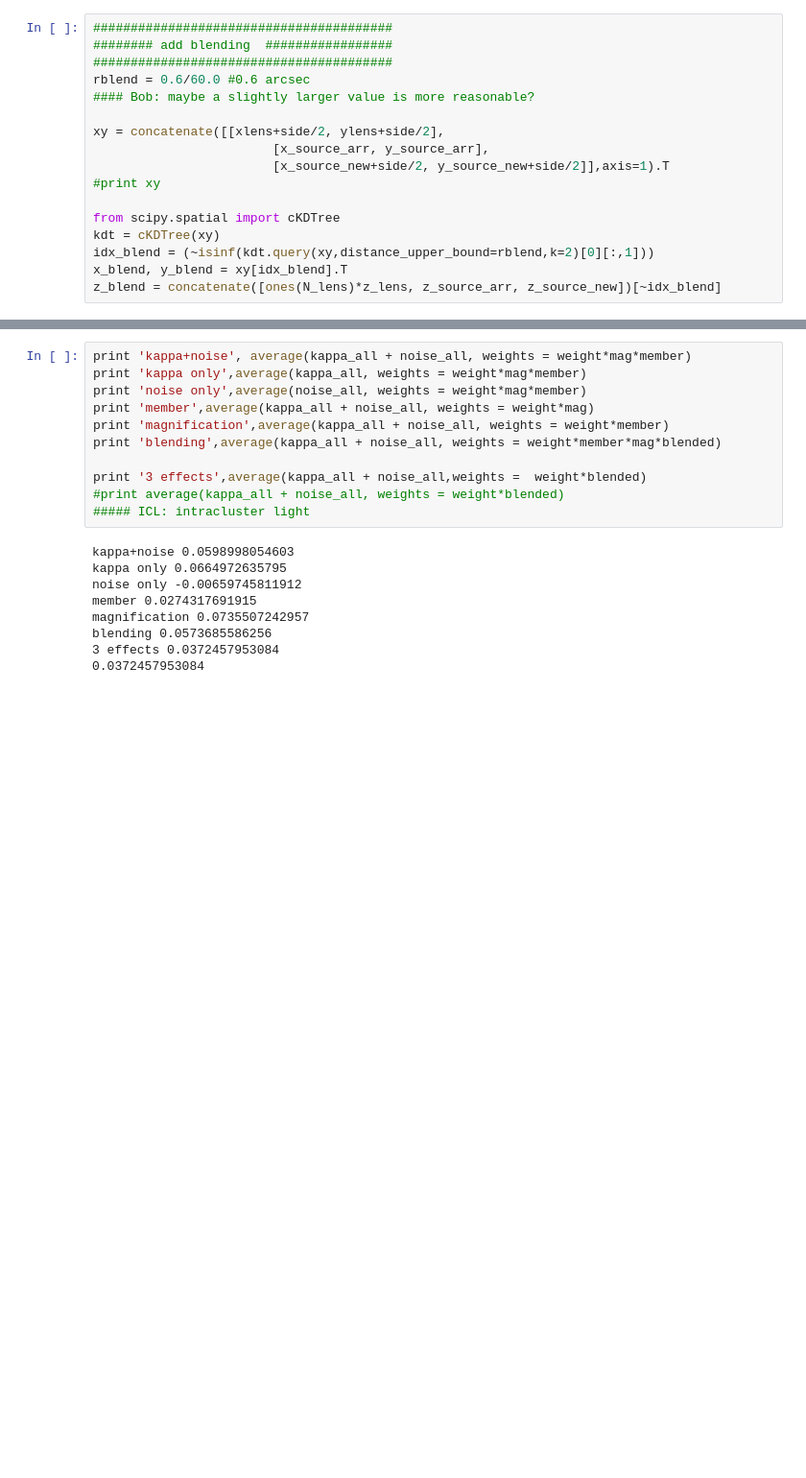
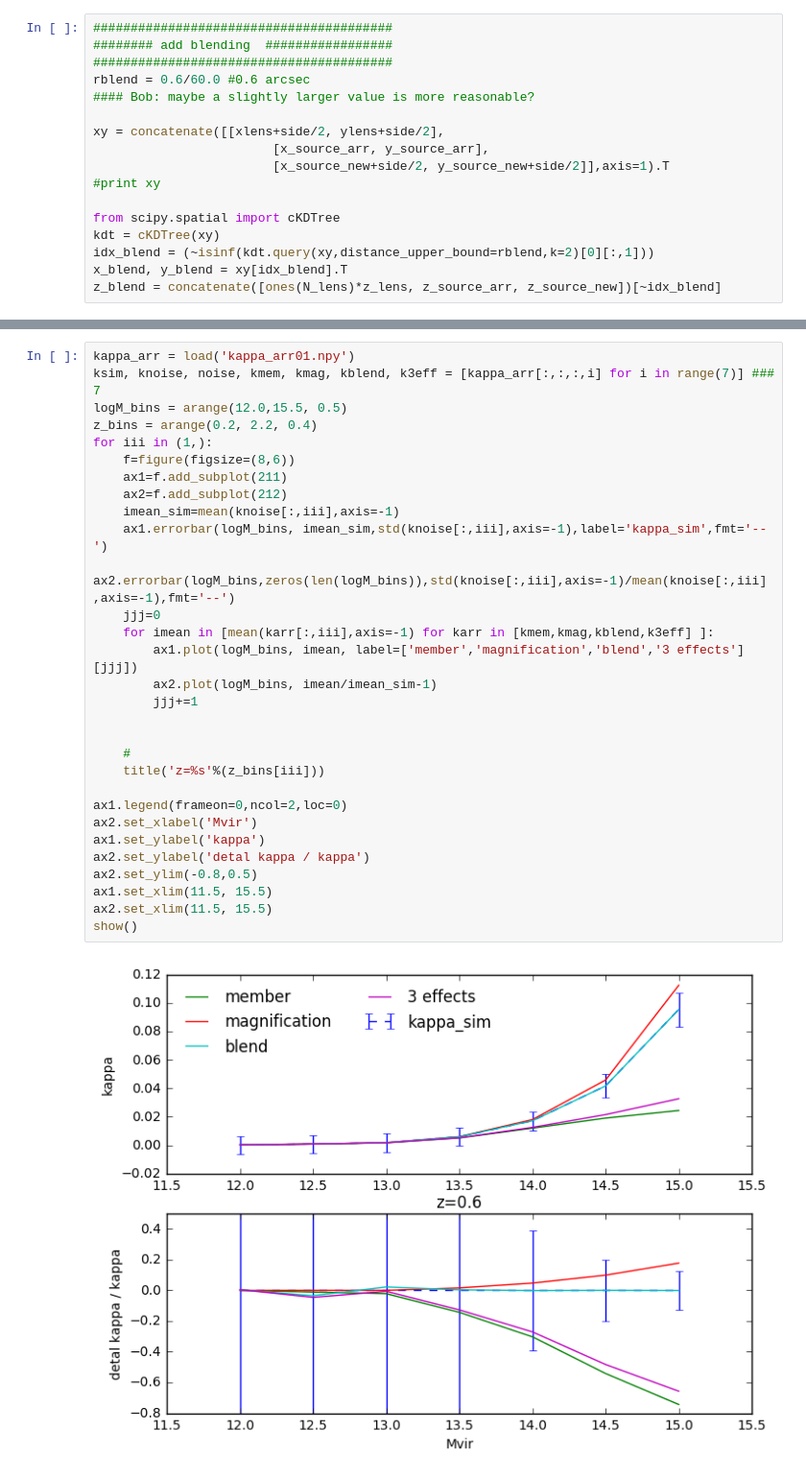
Before and after one commit to liuxx479/peak-bias, a Jupyter notebook: plots.ipynb, the cells around one changed output, grey strips where cells are left out. Shown at 96% size. Cells and saved outputs as stored; diff of their text form; blank space fills up the shorter version.

```diff
--- a/plots.ipynb
+++ b/plots.ipynb
@@ -329,20 +331,32 @@ kappa_sim = sum((kappa_all + noise_all)*weight*source_mb*blended*member)/ sum(we
-# %%
-print 'kappa+noise', average(kappa_all + noise_all, weights = weight*mag*member)
-print 'kappa only',average(kappa_all, weights = weight*mag*member)
-print 'noise only',average(noise_all, weights = weight*mag*member)
-print 'member',average(kappa_all + noise_all, weights = weight*mag)
-print 'magnification',average(kappa_all + noise_all, weights = weight*member)
-print 'blending',average(kappa_all + noise_all, weights = weight*member*mag*blended)
-
-print '3 effects',average(kappa_all + noise_all,weights =  weight*blended)
-#print average(kappa_all + noise_all, weights = weight*blended)
-##### ICL: intracluster light
-# %% [output]
-kappa+noise 0.0598998054603
-kappa only 0.0664972635795
-noise only -0.00659745811912
-member 0.0274317691915
-magnification 0.0735507242957
-blending 0.0573685586256
-3 effects 0.0372457953084
-0.0372457953084
+# %%
+kappa_arr = load('kappa_arr01.npy')
+ksim, knoise, noise, kmem, kmag, kblend, k3eff = [kappa_arr[:,:,:,i] for i in range(7)] ### 7
+logM_bins = arange(12.0,15.5, 0.5)
+z_bins = arange(0.2, 2.2, 0.4)
+for iii in (1,):
+    f=figure(figsize=(8,6))
+    ax1=f.add_subplot(211)
+    ax2=f.add_subplot(212)
+    imean_sim=mean(knoise[:,iii],axis=-1)
+    ax1.errorbar(logM_bins, imean_sim,std(knoise[:,iii],axis=-1),label='kappa_sim',fmt='--')
+    ax2.errorbar(logM_bins,zeros(len(logM_bins)),std(knoise[:,iii],axis=-1)/mean(knoise[:,iii],axis=-1),fmt='--')
+    jjj=0
+    for imean in [mean(karr[:,iii],axis=-1) for karr in [kmem,kmag,kblend,k3eff] ]:
+        ax1.plot(logM_bins, imean, label=['member','magnification','blend','3 effects'][jjj])
+        ax2.plot(logM_bins, imean/imean_sim-1)
+        jjj+=1
+
+
+    #
+    title('z=%s'%(z_bins[iii]))
+
+ax1.legend(frameon=0,ncol=2,loc=0)
+ax2.set_xlabel('Mvir')
+ax1.set_ylabel('kappa')
+ax2.set_ylabel('detal kappa / kappa')
+ax2.set_ylim(-0.8,0.5)
+ax1.set_xlim(11.5, 15.5)
+ax2.set_xlim(11.5, 15.5)
+show()
+# %% [output]
+[figure, added]
```
Also changed, not shown: parts of 5 cells of this notebook, 1 other file.
